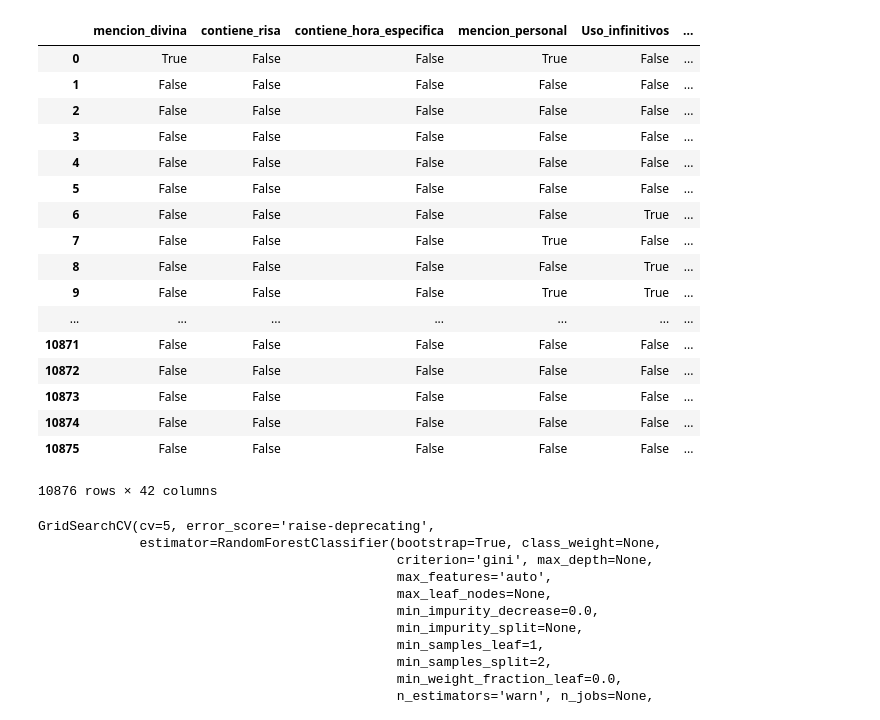
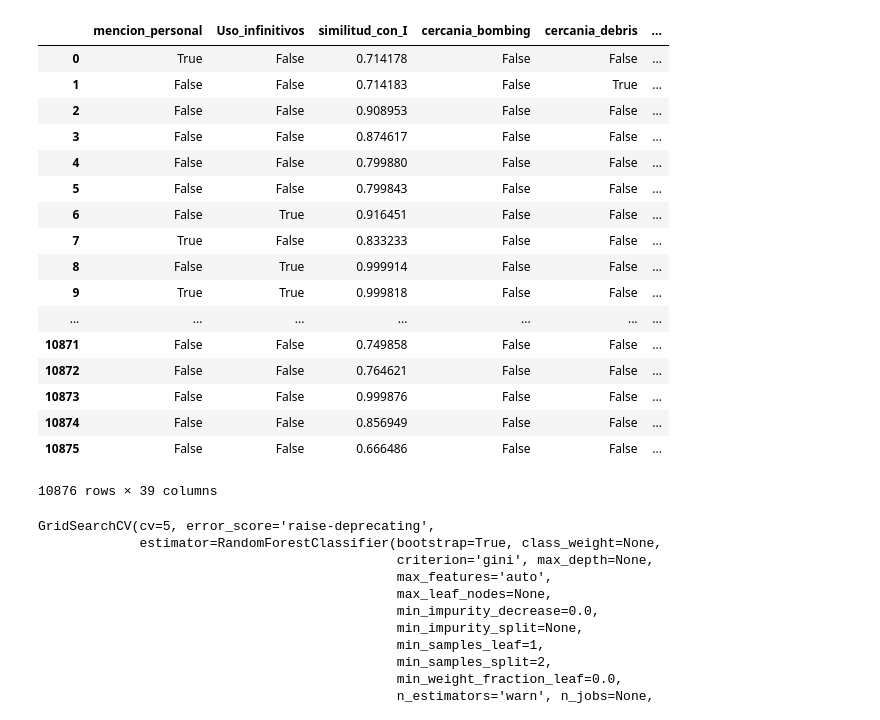
Before and after one commit to fsicardir/datos-tp2, a Jupyter notebook: notebooks_models/All_features.ipynb, the cells around one changed output. Drawn from its saved outputs; the diff is of its cells as text; code cells hidden in the pictures.

```diff
--- a/notebooks_models/All_features.ipynb
+++ b/notebooks_models/All_features.ipynb
@@ -15,36 +15,39 @@ from sklearn.ensemble import ExtraTreesClassifier, RandomForestClassifier
 # %%
 df_palabras = pd.read_csv('../features/palabras_clave.csv')
 df_word2vec = pd.read_csv('../features/word2vec.csv')
 df_features_basicas = pd.read_csv('../features/features_basicas_texto.csv',index_col = 'id')
 df_keyword = pd.read_csv('../features/features_basicas_keyword.csv',index_col = 'id')
 df_location = pd.read_csv('../features/features_location.csv',index_col = 'id')
 df_link = pd.read_csv('../features/links_and_hashtags.csv',index_col = 'id')
 
 df_features = df_palabras.join(df_word2vec,how = 'inner')
 df_features = df_features.join(df_keyword,how = 'inner')
 df_features = df_features.join(df_location,how = 'inner')
 df_features = df_features.join(df_link,how = 'inner')
 df_features = df_features.join(df_features_basicas,how = 'inner')
+df_features = df_features.drop(['mencion_divina','contiene_risa','contiene_hora_especifica',
+                                'similitud_debris','similitud_derailment','similitud_wreckage',
+                                'similitud_outbreak','similitud_typhoon','similitud_bombing'],axis = 1)
 df_features
 # %% [output]
-|  | mencion_divina | contiene_risa | contiene_hora_especifica | mencion_personal | Uso_infinitivos | ... |
-| 0 | True | False | False | True | False | ... |
-| 1 | False | False | False | False | False | ... |
-| 2 | False | False | False | False | False | ... |
-| 3 | False | False | False | False | False | ... |
-| 4 | False | False | False | False | False | ... |
-| 5 | False | False | False | False | False | ... |
-| 6 | False | False | False | False | True | ... |
-| 7 | False | False | False | True | False | ... |
-| 8 | False | False | False | False | True | ... |
-| 9 | False | False | False | True | True | ... |
+|  | mencion_personal | Uso_infinitivos | similitud_con_I | cercania_bombing | cercania_debris | ... |
+| 0 | True | False | 0.714178 | False | False | ... |
+| 1 | False | False | 0.714183 | False | True | ... |
+| 2 | False | False | 0.908953 | False | False | ... |
+| 3 | False | False | 0.874617 | False | False | ... |
+| 4 | False | False | 0.799880 | False | False | ... |
+| 5 | False | False | 0.799843 | False | False | ... |
+| 6 | False | True | 0.916451 | False | False | ... |
+| 7 | True | False | 0.833233 | False | False | ... |
+| 8 | False | True | 0.999914 | False | False | ... |
+| 9 | True | True | 0.999818 | False | False | ... |
 | ... | ... | ... | ... | ... | ... | ... |
-| 10871 | False | False | False | False | False | ... |
-| 10872 | False | False | False | False | False | ... |
-| 10873 | False | False | False | False | False | ... |
-| 10874 | False | False | False | False | False | ... |
-| 10875 | False | False | False | False | False | ... |
+| 10871 | False | False | 0.749858 | False | False | ... |
+| 10872 | False | False | 0.764621 | False | False | ... |
+| 10873 | False | False | 0.999876 | False | False | ... |
+| 10874 | False | False | 0.856949 | False | False | ... |
+| 10875 | False | False | 0.666486 | False | False | ... |
-10876 rows × 42 columns
+10876 rows × 39 columns
 # %%
 df_train = pd.read_csv('../dataset/train.csv', index_col='id')
 df_test = pd.read_csv('../dataset/test.csv', index_col='id')
```
Also changed, not shown: parts of 4 cells of this notebook, 5 other files.
